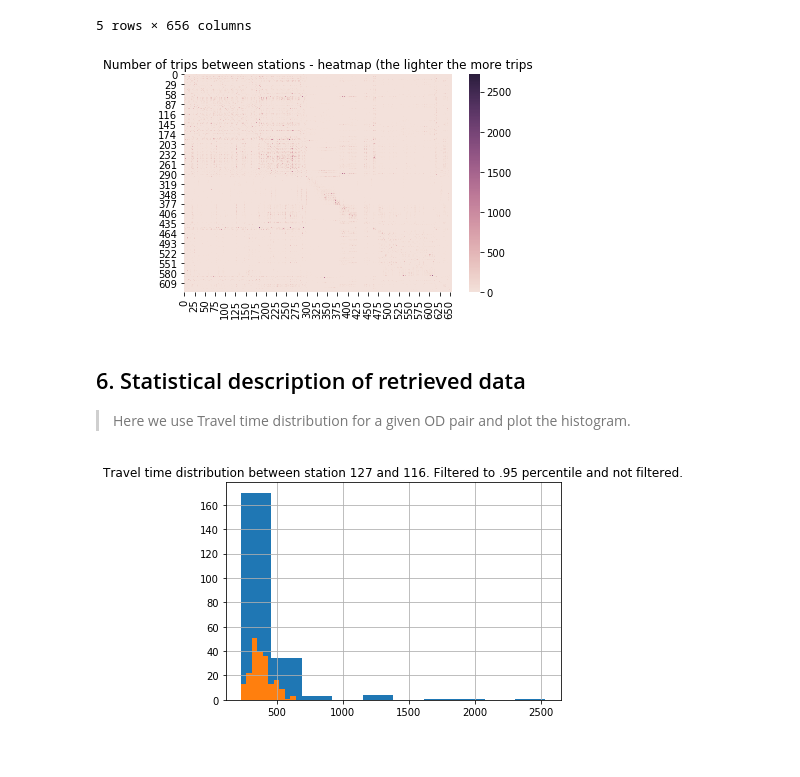
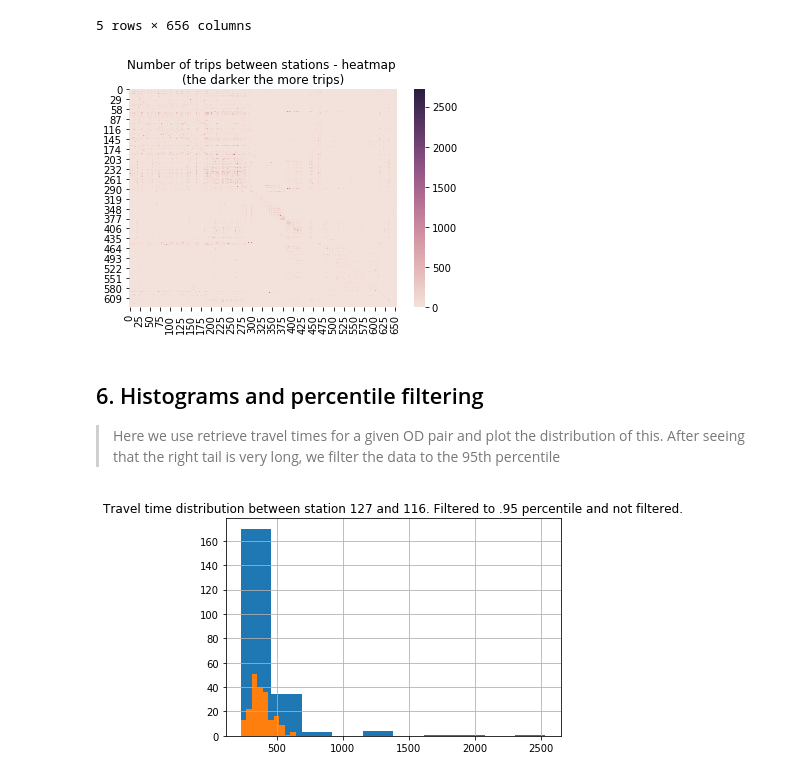
Before and after one commit to RafalKucharskiPK/DataScience_for_TransportationResearch, a Jupyter notebook: demo.ipynb, the cells around one changed output. Saved outputs shown, nothing was run; the diff lists cells and outputs as text; code cells hidden in the pictures.

```diff
--- a/demo.ipynb
+++ b/demo.ipynb
@@ -322,16 +332,16 @@ relative_OD.head()
 # %%
 cmap = sns.cubehelix_palette(as_cmap=True, light=.9)
 cmap.set_under("1.1")
 df_mtx = OD.as_matrix()
 cmap.set_under(".5")
 sns.heatmap(df_mtx, cmap= cmap)
-plt.title("Number of trips between stations - heatmap (the lighter the more trips")
+plt.title("Number of trips between stations - heatmap \n(the darker the more trips)")
 plt.show()
 # %% [output]
-[figure, old version]
+[figure, new version]
-# %% [markdown]
-## 6. Statistical description of retrieved data
-> Here we use Travel time distribution for a given OD pair and plot the histogram.
+# %% [markdown]
+## 6. Histograms and percentile filtering
+> Here we use retrieve travel times for a given OD pair and plot the distribution of this. After seeing that the right tail is very long, we filter the data to the 95th percentile
 # %%
 matrix = trips.groupby(by=['start station id', 'end station id'])  # pivot the trips to retrieve the matrix
 durations = matrix.get_group((127, 116)).tripduration  # access a single cell of the matrix
```
Also changed, not shown: parts of 17 cells of this notebook.
